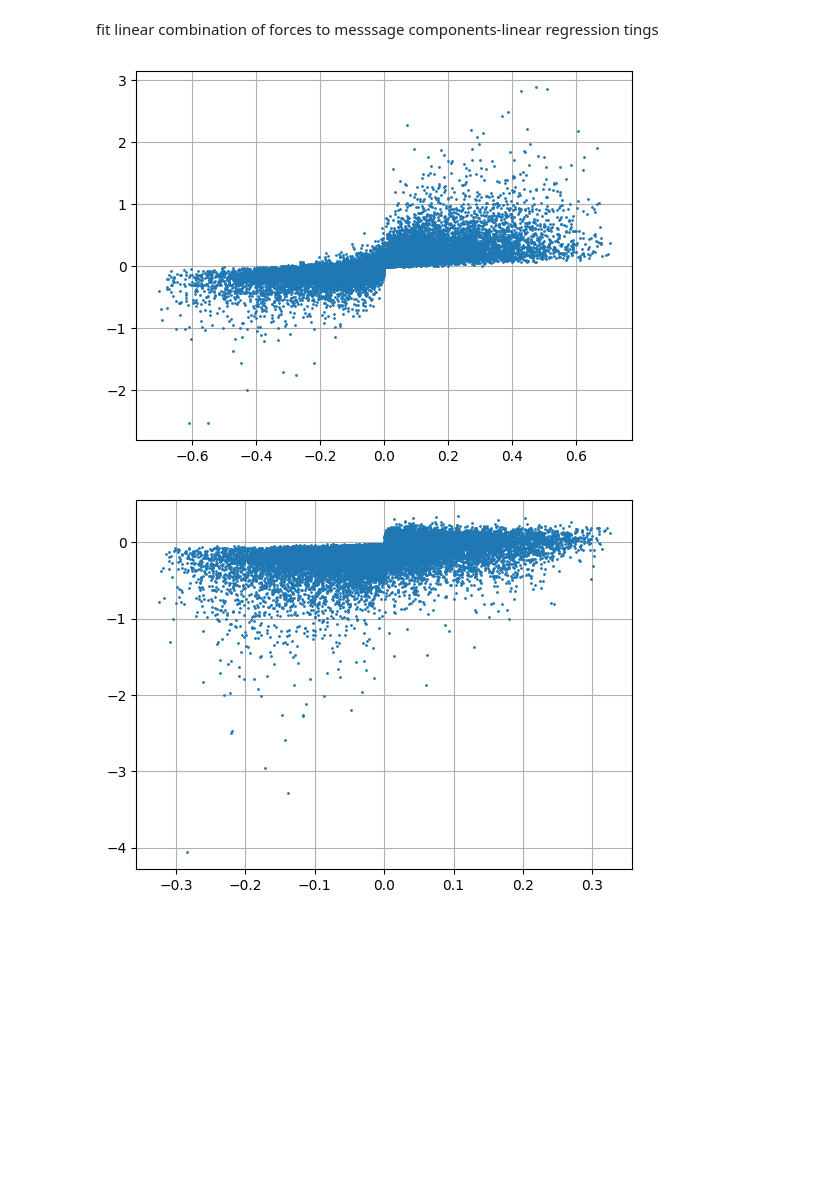
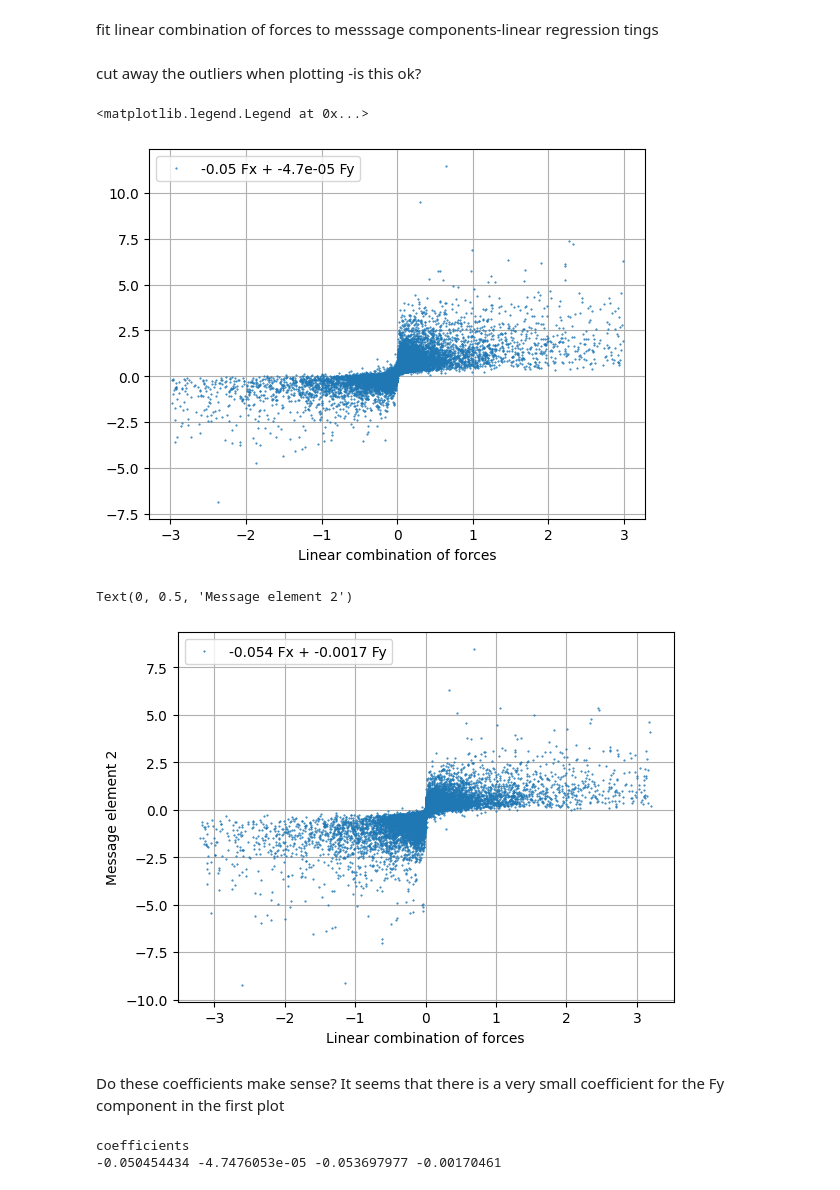
Before and after one commit to elizabethsztan/symbolic_distillation_GNNs, a Jupyter notebook: testing/latent_representation.ipynb, the cells around one changed output. Saved outputs shown, nothing was run; the diff lists cells and outputs as text; code cells hidden in the pictures; blank space fills up the shorter version.

Commit message:
plotted with more data

```diff
--- a/testing/latent_representation.ipynb
+++ b/testing/latent_representation.ipynb
@@ -75,0 +67,2 @@ torch.Size([187500, 3, 6])
+# %%
+model = load_model("testing_models/model1.pt")
@@ -181,0 +181,6 @@ message_info, message_features = get_message_features(model, X_test[:cutoff_test
+# %%
+N = 10000
+np.random.seed(290402)
+rand_idx = np.random.choice(len(X_test), size = N, replace = False) #use random N points on the test data
+X_test_rand = X_test[rand_idx]
+message_info, message_features = get_message_features(model, X_test_rand)
@@ -227,26 +232,44 @@ def fit_coefficients(message_elem, fx, fy):
     lin_reg = LinearRegression()
     lin_reg.fit(X, message_elem)
     return lin_reg.coef_[0], lin_reg.coef_[1]
+# %% [markdown]
+cut away the outliers when plotting -is this ok?
 # %%
-fx, fy, best_messages = remove_outliers(fx, fy, best_messages, perc=10)
+fx_c, fy_c, best_messages_c = remove_outliers(fx, fy, best_messages, perc=1)
 # %%
-a,b = fit_coefficients(best_messages[:,0], fx, fy)
-c,d = fit_coefficients(best_messages[:,1], fx, fy)
+a,b = fit_coefficients(best_messages_c[:,0], fx_c, fy_c)
+c,d = fit_coefficients(best_messages_c[:,1], fx_c, fy_c)
 # %%
 import matplotlib.pyplot as plt
 # %%
-lin_combo1 = a*fx +b*fy
-plt.plot(lin_combo1, best_messages[:,0], 'o', markersize = '1')
+lin_combo1 = a*fx_c +b*fy_c
+plt.plot(lin_combo1, best_messages_c[:,0], 'o', markersize = '0.5', label = f"{a:.2g} Fx + {b:.2g} Fy")
 plt.grid()
+plt.xlabel(f"Linear combination of forces")
+plt.ylabel(f"Message element 1")
+plt.legend()
 #plt.xlim(-1,1)
-#plt.ylim(-0.1,0.1)
+# plt.ylim(-0.1,0.1)
 # %% [output]
+<matplotlib.legend.Legend at 0x...>
-[figure, old version]
+[figure, new version]
 # %%
-lin_combo2 = c*fx +d*fy
-plt.plot(lin_combo2, best_messages[:,1], 'o', markersize = '1')
+lin_combo2 = c*fx_c +d*fy_c
+plt.plot(lin_combo2, best_messages_c[:,1], 'o', markersize = '0.5', label = f"{c:.2g} Fx + {d:.2g} Fy")
 plt.grid()
+plt.legend()
+plt.xlabel(f"Linear combination of forces")
+plt.ylabel(f"Message element 2")
 #plt.xlim(-0.1,0.1)
 #plt.ylim(-1,1)
 # %% [output]
+Text(0, 0.5, 'Message element 2')
-[figure, old version]
+[figure, new version]
+# %% [markdown]
+Do these coefficients make sense? It seems that there is a very small coefficient for the Fy component in the first plot
+# %%
+print('coefficients')
+print(a,b,c,d)
+# %% [output]
+coefficients
+-0.050454434 -4.7476053e-05 -0.053697977 -0.00170461
```
Also changed, not shown: parts of 15 cells of this notebook.
